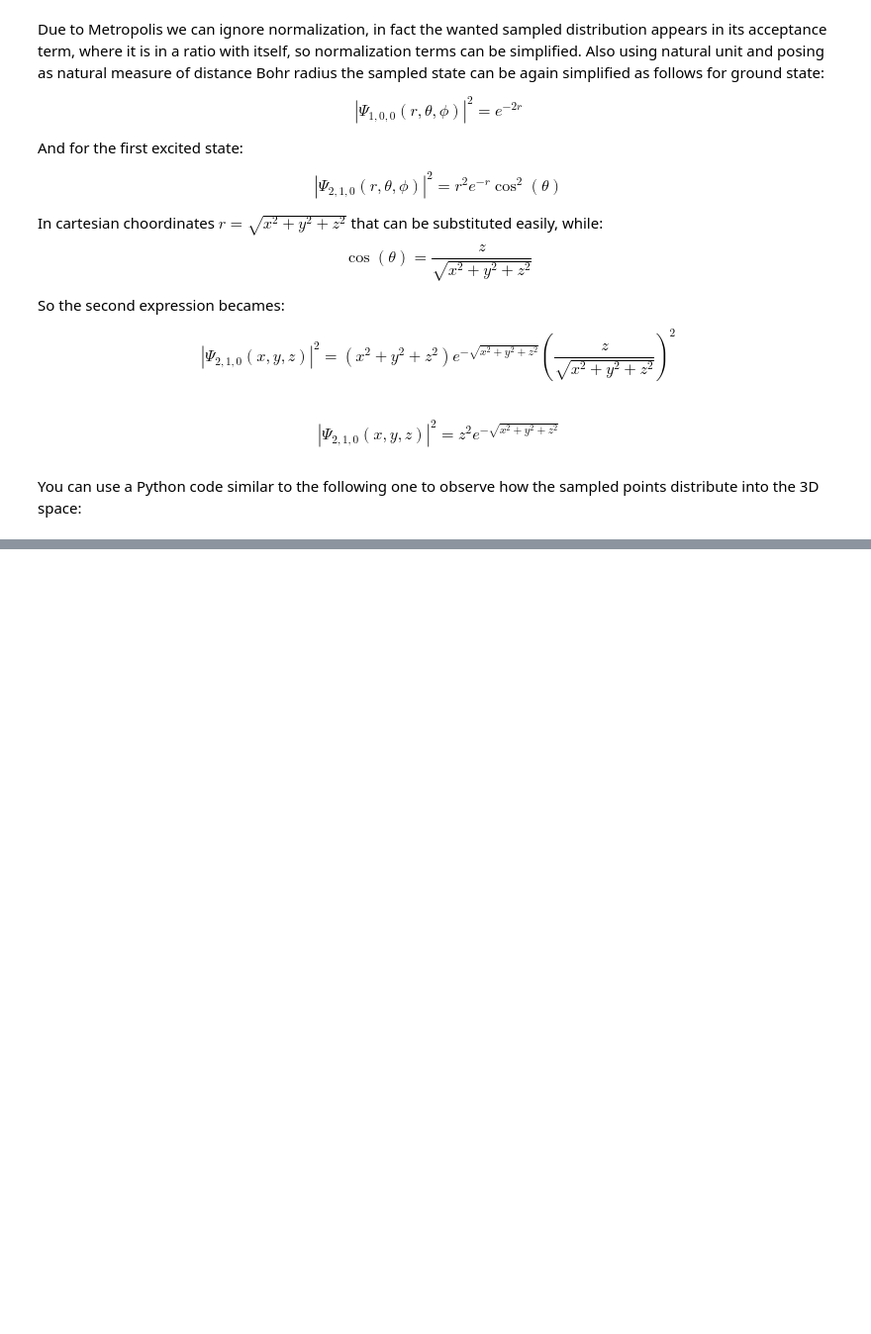
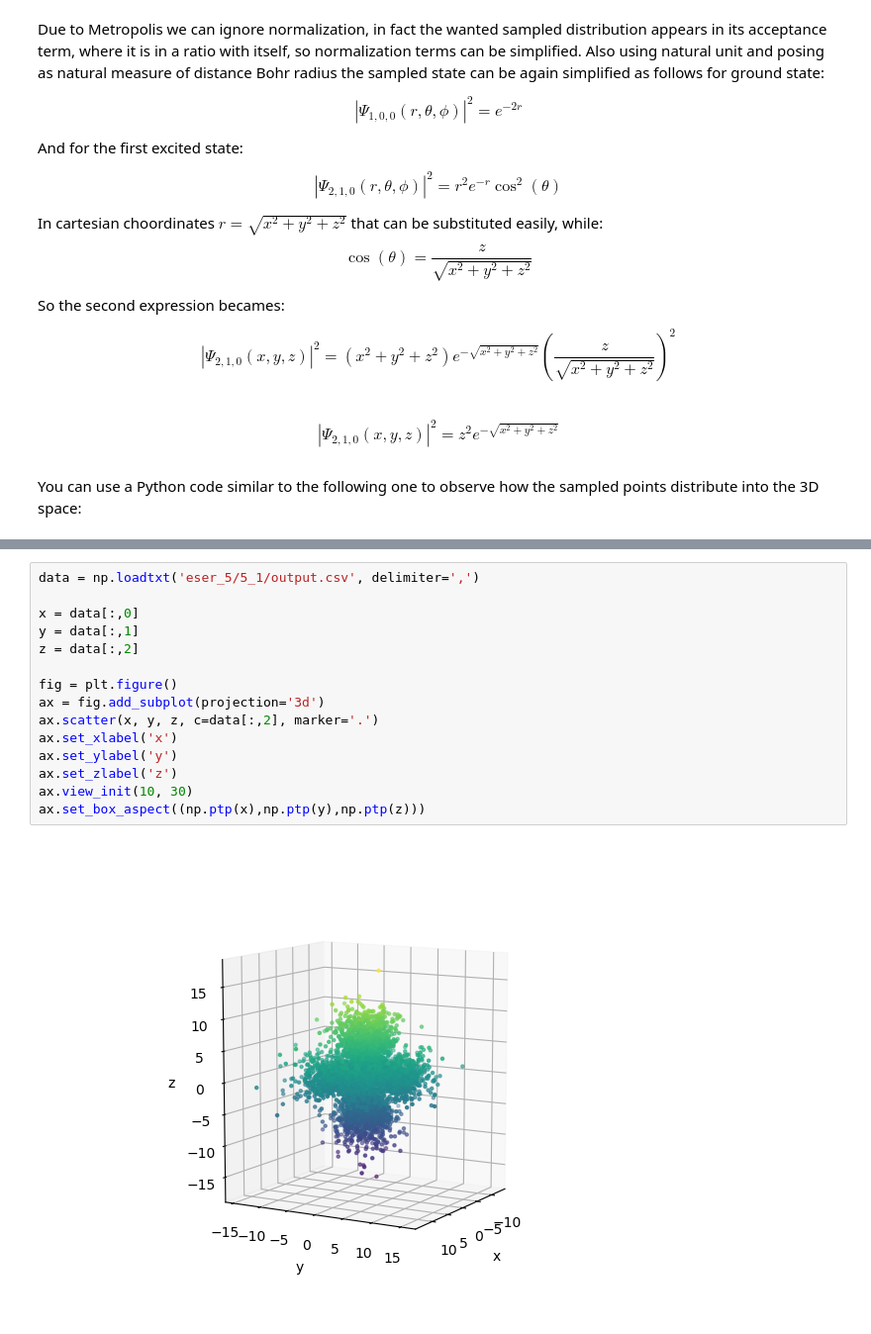
Before and after one commit to RandDouble/SimulazioneNumerica, a Jupyter notebook: LSN_Exercises_05.ipynb, the cells around one changed output, grey strips where cells are left out. Shown: that part at 99% size. Cells and saved outputs as stored; diff of their text form; blank space fills up the shorter version.

```diff
--- a/LSN_Exercises_05.ipynb
+++ b/LSN_Exercises_05.ipynb
@@ -106,0 +132,17 @@ plt.show()
+# %%
+data = np.loadtxt('eser_5/5_1/output.csv', delimiter=',')
+
+x = data[:,0]
+y = data[:,1]
+z = data[:,2]
+
+fig = plt.figure()
+ax = fig.add_subplot(projection='3d')
+ax.scatter(x, y, z, c=data[:,2], marker='.')
+ax.set_xlabel('x')
+ax.set_ylabel('y')
+ax.set_zlabel('z')
+ax.view_init(10, 30)
+ax.set_box_aspect((np.ptp(x),np.ptp(y),np.ptp(z)))
+# %% [output]
+[figure, added]
```
Also changed, not shown: parts of 6 cells of this notebook, 8 other files.
